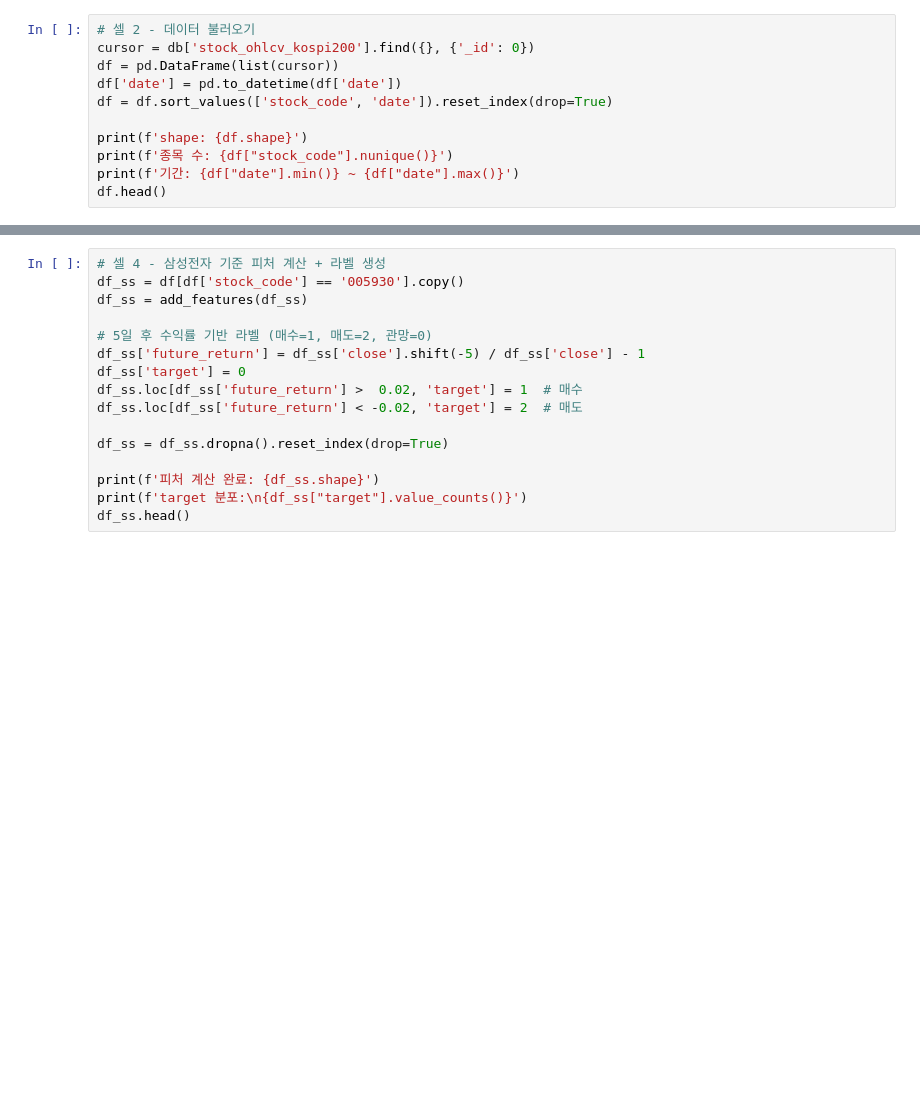
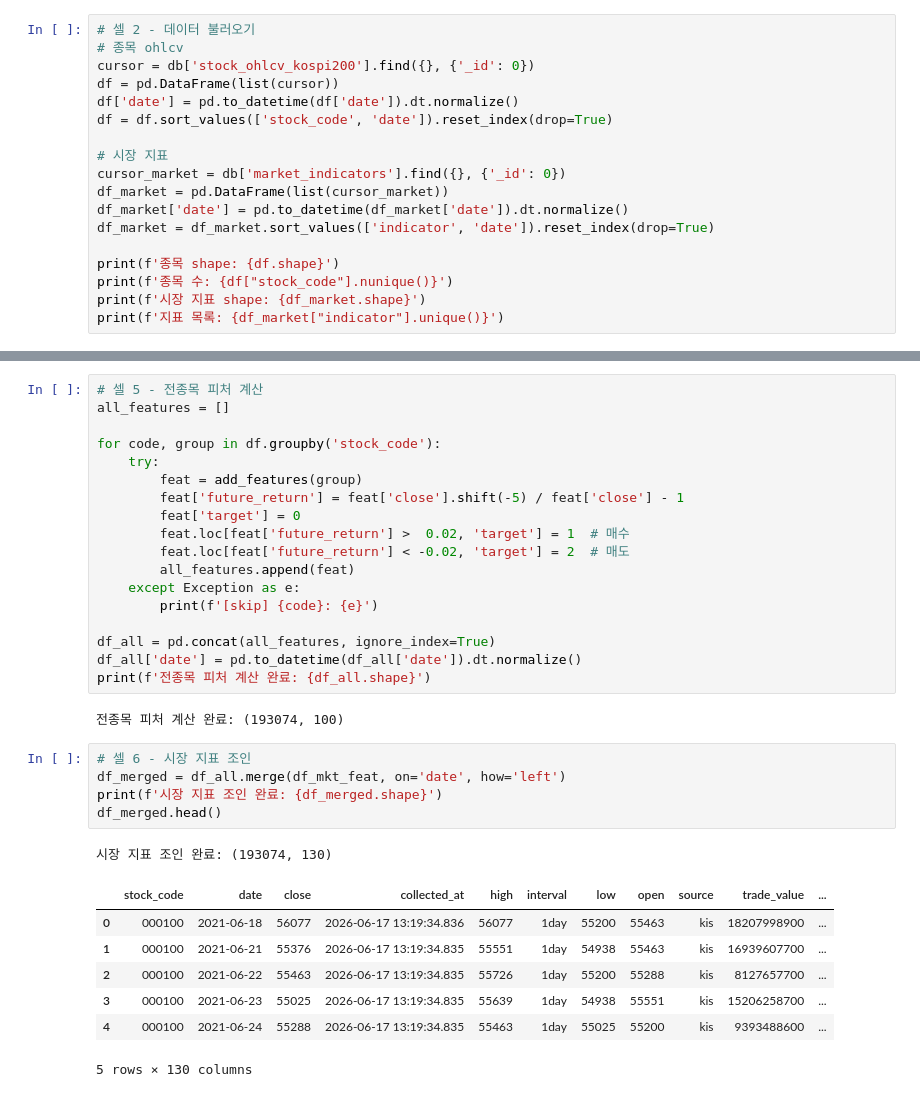
Before and after one commit to jin25056-ai/RichClub, a Jupyter notebook: model/hyerim/feature_engineering.ipynb, the cells around one changed output, grey strips where cells are left out. Drawn from its saved outputs; the diff is of its cells as text; blank space fills up the shorter version.

```diff
--- a/model/hyerim/feature_engineering.ipynb
+++ b/model/hyerim/feature_engineering.ipynb
@@ -25,11 +27,18 @@ print('MongoDB 연결 완료')
 # %%
 # 셀 2 - 데이터 불러오기
+# 종목 ohlcv
 cursor = db['stock_ohlcv_kospi200'].find({}, {'_id': 0})
 df = pd.DataFrame(list(cursor))
-df['date'] = pd.to_datetime(df['date'])
+df['date'] = pd.to_datetime(df['date']).dt.normalize()
 df = df.sort_values(['stock_code', 'date']).reset_index(drop=True)
 
-print(f'shape: {df.shape}')
+# 시장 지표
+cursor_market = db['market_indicators'].find({}, {'_id': 0})
+df_market = pd.DataFrame(list(cursor_market))
+df_market['date'] = pd.to_datetime(df_market['date']).dt.normalize()
+df_market = df_market.sort_values(['indicator', 'date']).reset_index(drop=True)
+
+print(f'종목 shape: {df.shape}')
 print(f'종목 수: {df["stock_code"].nunique()}')
-print(f'기간: {df["date"].min()} ~ {df["date"].max()}')
-df.head()
+print(f'시장 지표 shape: {df_market.shape}')
+print(f'지표 목록: {df_market["indicator"].unique()}')
@@ -216,16 +373,34 @@ print('피처 함수 정의 완료')
-# %%
-# 셀 4 - 삼성전자 기준 피처 계산 + 라벨 생성
-df_ss = df[df['stock_code'] == '005930'].copy()
-df_ss = add_features(df_ss)
-
-# 5일 후 수익률 기반 라벨 (매수=1, 매도=2, 관망=0)
-df_ss['future_return'] = df_ss['close'].shift(-5) / df_ss['close'] - 1
-df_ss['target'] = 0
-df_ss.loc[df_ss['future_return'] >  0.02, 'target'] = 1  # 매수
-df_ss.loc[df_ss['future_return'] < -0.02, 'target'] = 2  # 매도
-
-df_ss = df_ss.dropna().reset_index(drop=True)
-
-print(f'피처 계산 완료: {df_ss.shape}')
-print(f'target 분포:\n{df_ss["target"].value_counts()}')
-df_ss.head()
+# %%
+# 셀 5 - 전종목 피처 계산
+all_features = []
+
+for code, group in df.groupby('stock_code'):
+    try:
+        feat = add_features(group)
+        feat['future_return'] = feat['close'].shift(-5) / feat['close'] - 1
+        feat['target'] = 0
+        feat.loc[feat['future_return'] >  0.02, 'target'] = 1  # 매수
+        feat.loc[feat['future_return'] < -0.02, 'target'] = 2  # 매도
+        all_features.append(feat)
+    except Exception as e:
+        print(f'[skip] {code}: {e}')
+
+df_all = pd.concat(all_features, ignore_index=True)
+df_all['date'] = pd.to_datetime(df_all['date']).dt.normalize()
+print(f'전종목 피처 계산 완료: {df_all.shape}')
+# %% [output]
+전종목 피처 계산 완료: (193074, 100)
+# %%
+# 셀 6 - 시장 지표 조인
+df_merged = df_all.merge(df_mkt_feat, on='date', how='left')
+print(f'시장 지표 조인 완료: {df_merged.shape}')
+df_merged.head()
+# %% [output]
+시장 지표 조인 완료: (193074, 130)
+|  | stock_code | date | close | collected_at | high | interval | low | open | source | trade_value | ... |
+| 0 | 000100 | 2021-06-18 | 56077 | 2026-06-17 13:19:34.836 | 56077 | 1day | 55200 | 55463 | kis | 18207998900 | ... |
+| 1 | 000100 | 2021-06-21 | 55376 | 2026-06-17 13:19:34.835 | 55551 | 1day | 54938 | 55463 | kis | 16939607700 | ... |
+| 2 | 000100 | 2021-06-22 | 55463 | 2026-06-17 13:19:34.835 | 55726 | 1day | 55200 | 55288 | kis | 8127657700 | ... |
+| 3 | 000100 | 2021-06-23 | 55025 | 2026-06-17 13:19:34.835 | 55639 | 1day | 54938 | 55551 | kis | 15206258700 | ... |
+| 4 | 000100 | 2021-06-24 | 55288 | 2026-06-17 13:19:34.835 | 55463 | 1day | 55025 | 55200 | kis | 9393488600 | ... |
+5 rows × 130 columns
```
Also changed, not shown: parts of 15 cells of this notebook, 3 other files.
